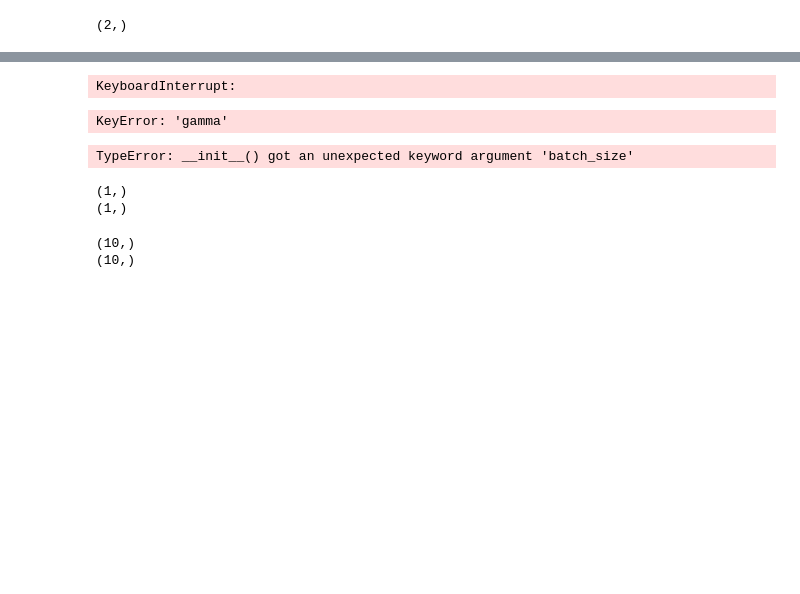
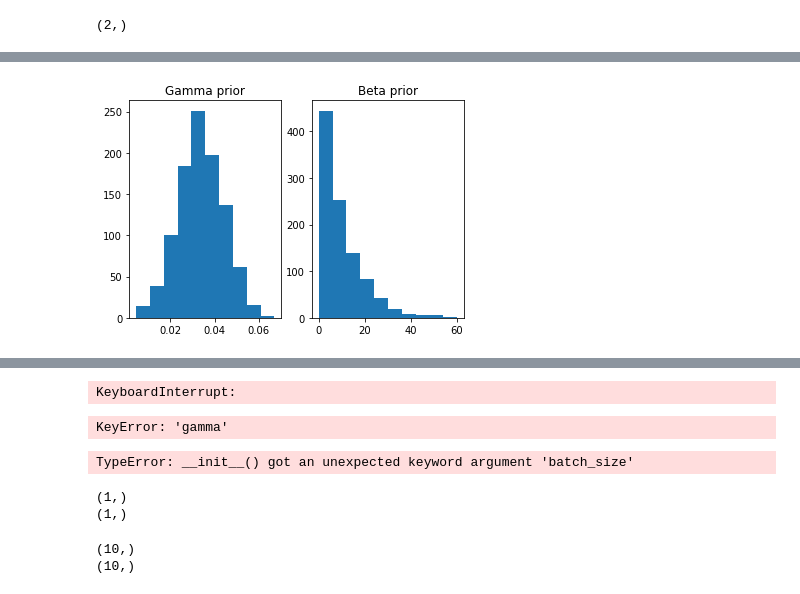
Before and after one commit to fanoja/Ecoli-R0, a Jupyter notebook: Model 1.ipynb, the cells around one changed output, grey strips where cells are left out. Cells and saved outputs as stored; diff of their text form; code cells hidden in the pictures; blank space fills up the shorter version.

```diff
--- a/Model 1.ipynb
+++ b/Model 1.ipynb
@@ -1054,3 +1054,16 @@ array([3.32220781, 3.27202287])
+# %%
+# Plot the priors:
+fig, (ax1, ax2) = plt.subplots(1, 2)
+
+ax1.hist(gamma.generate(1000))
+ax1.set_title("Gamma prior")
+
+ax2.hist(beta.generate(1000))
+ax2.set_title("Beta prior")
+
+plt.show()
+# %% [output]
+[figure, added]
 # %%
 print(SIR.generate(3).shape)
 
```
Also changed, not shown: parts of 9 cells of this notebook, 9 other files.
